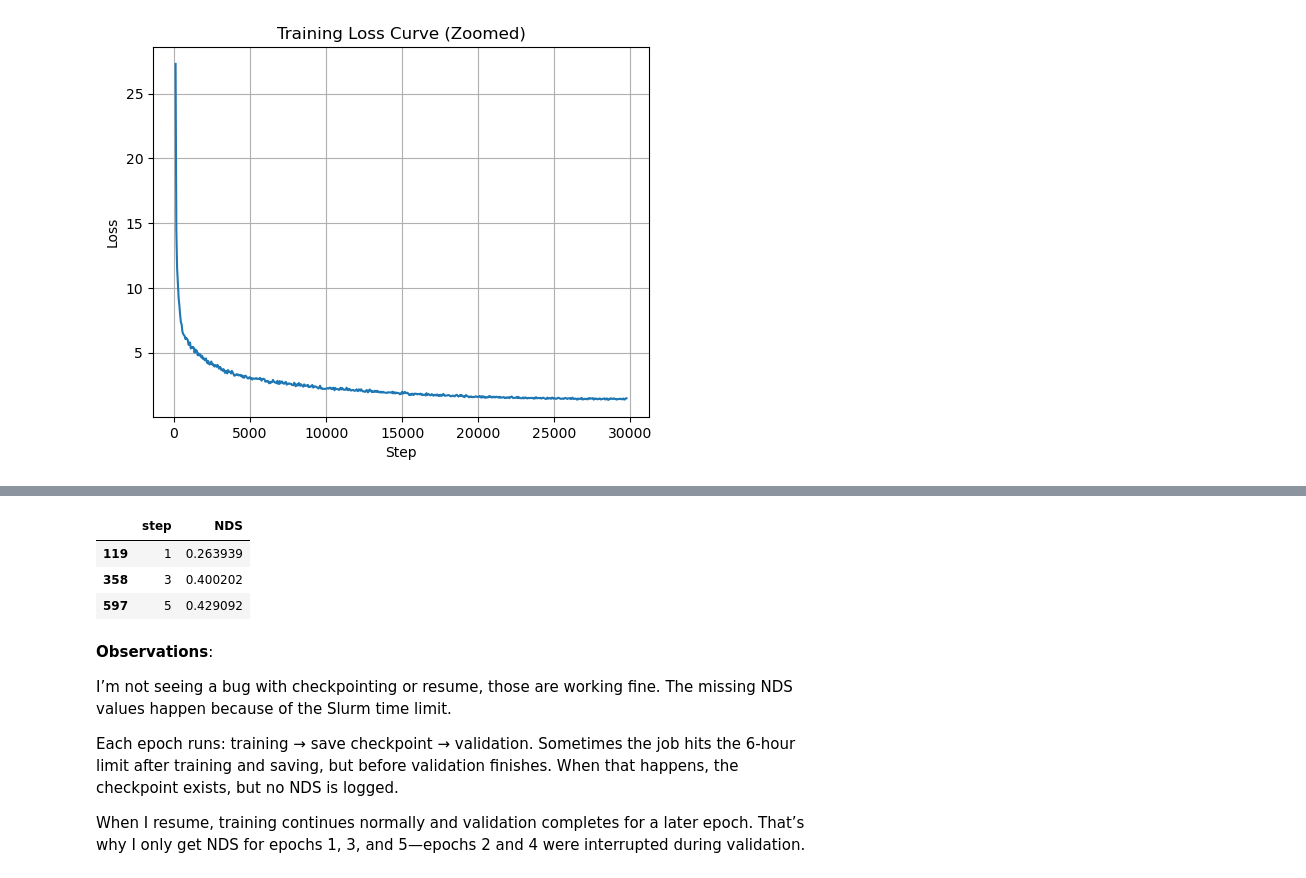
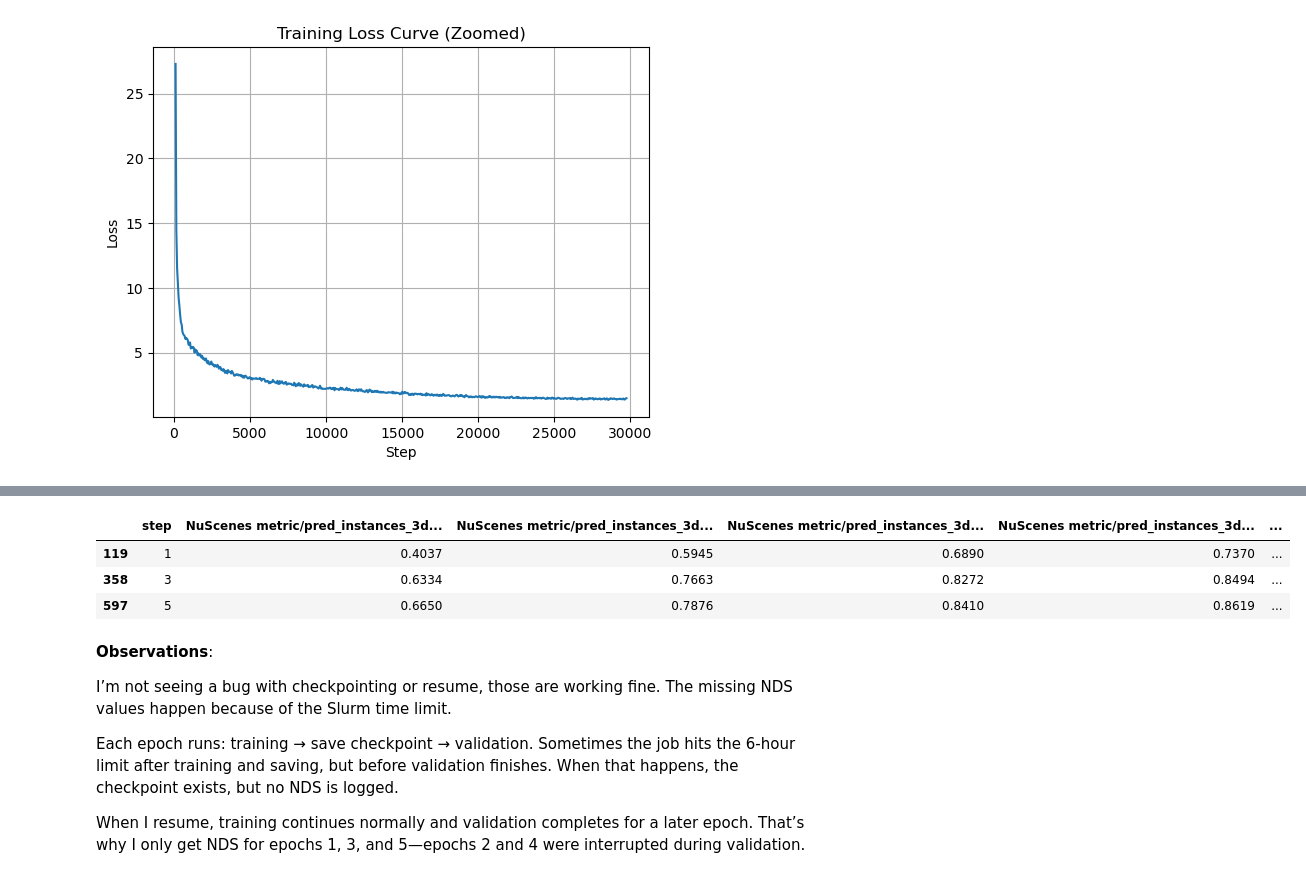
Before and after one commit to darkcyan-ugli-fruit/nuscenes-multimodal-learning, a Jupyter notebook: notebooks/03_camera_lidar_fusion_model.ipynb, the cells around one changed output, grey strips where cells are left out. Drawn from its saved outputs; the diff is of its cells as text; code cells hidden in the pictures.

Commit message:
nb03: updated validation metrics analysis

```diff
--- a/notebooks/03_camera_lidar_fusion_model.ipynb
+++ b/notebooks/03_camera_lidar_fusion_model.ipynb
@@ -993,16 +1113,14 @@ In this step, I plot the NDS (nuScenes Detection Score) over the validation step
 # %%
-#
-nds_df = scalars_df[
-    ["step", "NuScenes metric/pred_instances_3d_NuScenes/NDS"]
-].dropna().rename(columns={
-    "NuScenes metric/pred_instances_3d_NuScenes/NDS": "NDS"
-})
-nds_df.head()
+metrics_df = scalars_df[["step"] + metrics_cols].dropna(
+    subset=["NuScenes metric/pred_instances_3d_NuScenes/NDS"]
+)
+
+metrics_df.head()
 # %% [output]
-|  | step | NDS |
-| 119 | 1 | 0.263939 |
-| 358 | 3 | 0.400202 |
-| 597 | 5 | 0.429092 |
+|  | step | NuScenes metric/pred_instances_3d... | NuScenes metric/pred_instances_3d... | NuScenes metric/pred_instances_3d... | NuScenes metric/pred_instances_3d... | ... |
+| 119 | 1 | 0.4037 | 0.5945 | 0.6890 | 0.7370 | ... |
+| 358 | 3 | 0.6334 | 0.7663 | 0.8272 | 0.8494 | ... |
+| 597 | 5 | 0.6650 | 0.7876 | 0.8410 | 0.8619 | ... |
 # %% [markdown]
 **Observations**:
 
```
Also changed, not shown: parts of 9 cells of this notebook.
